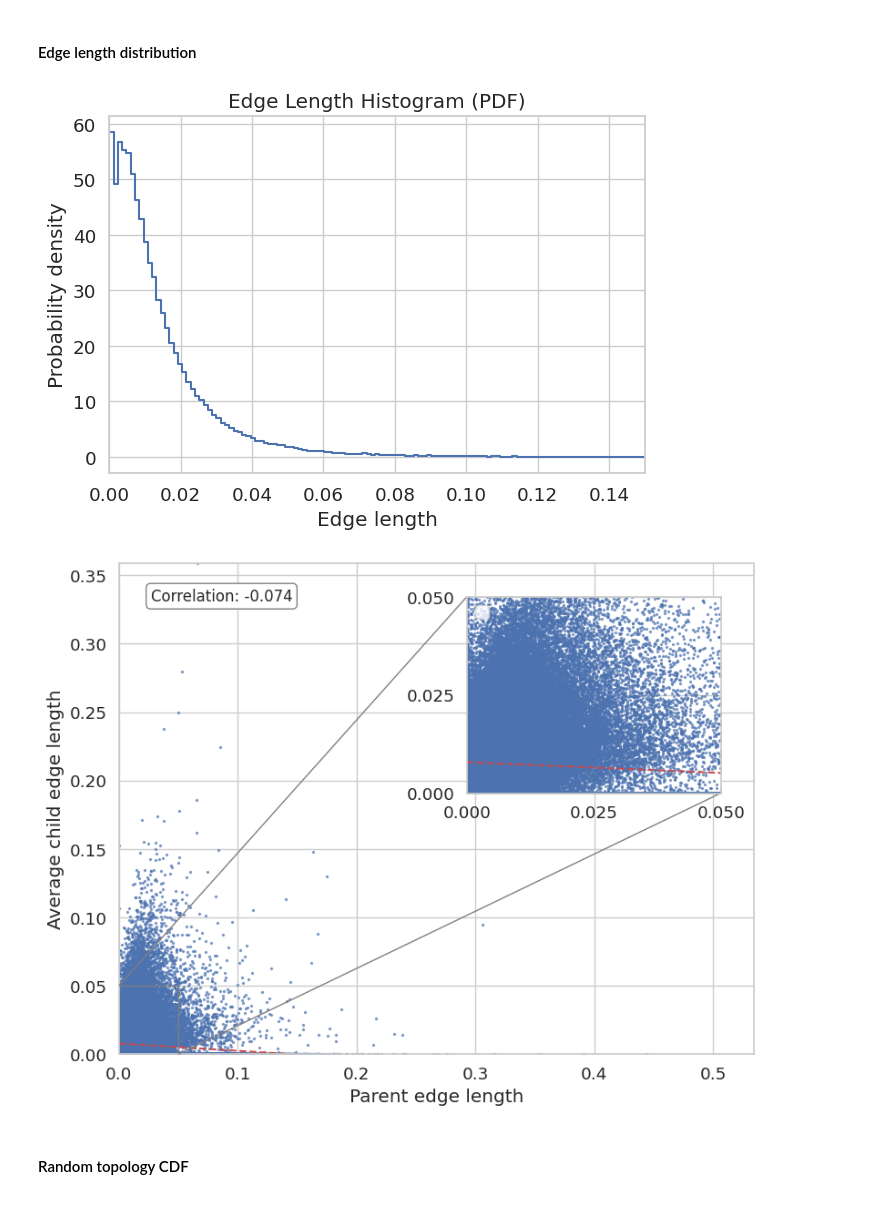
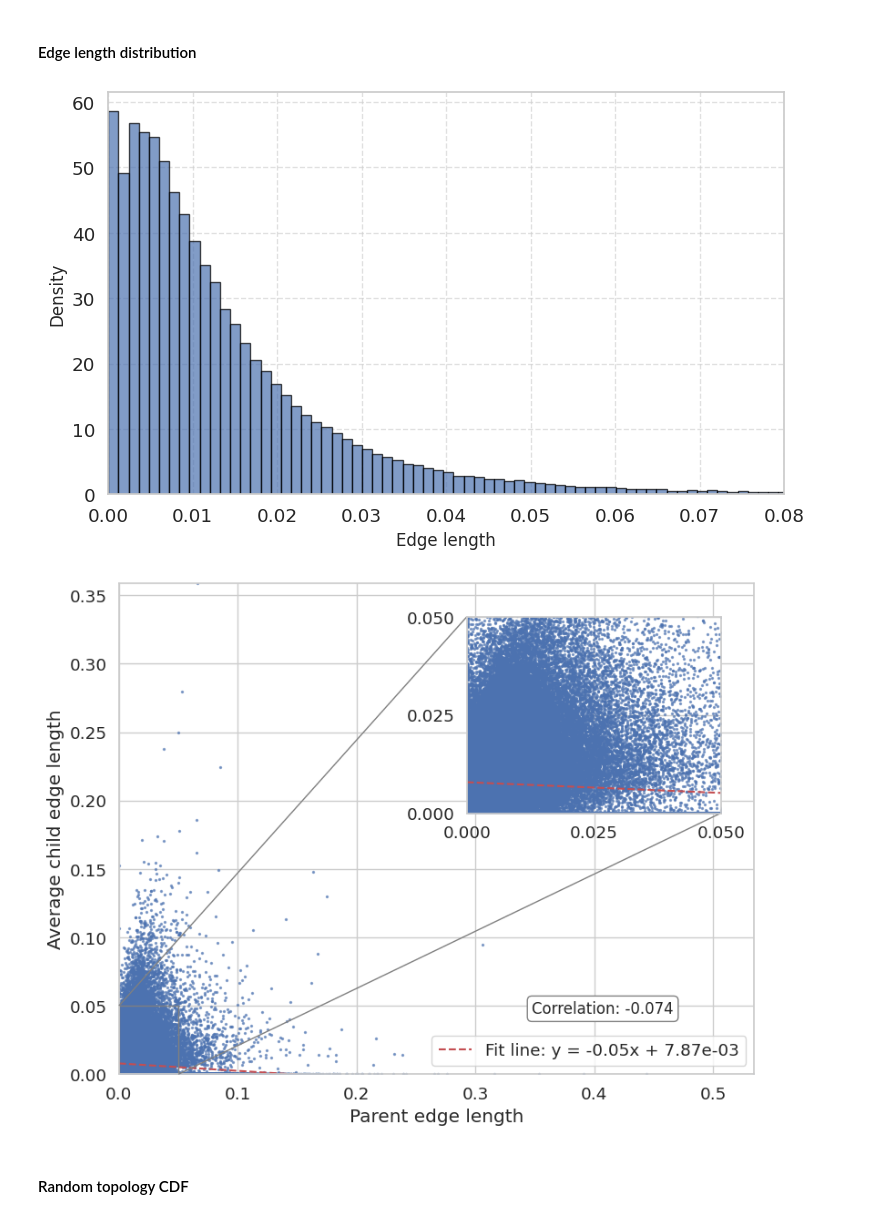
Before and after one commit to spsvihla/pcms, a Jupyter notebook: notebooks/haar_like_wavelets_level_of_significance.ipynb, the cells around one changed output. Saved outputs shown, nothing was run; the diff lists cells and outputs as text; code cells hidden in the pictures.

```diff
--- a/notebooks/haar_like_wavelets_level_of_significance.ipynb
+++ b/notebooks/haar_like_wavelets_level_of_significance.ipynb
@@ -465,27 +644,29 @@ t = pcms.tree.nwk2tree(os.path.join(GG_DATA, "trees/97_otus.nwk"))
 # %%
-edge_lengths = t.get_edge_length()
+edge_lengths = tree.get_edge_length()
+subtree_sizes = tree.get_subtree_size()
 # %%
-# Choose number of bins using the square-root rule
-n_bins = int(np.sqrt(t.n_nodes))
+n_bins = int(np.sqrt(tree.n_nodes))
+pdf_values, bin_edges = np.histogram(edge_lengths, bins=n_bins, density=True)
+bin_centers = (bin_edges[:-1] + bin_edges[1:]) / 2
+bin_widths = np.diff(bin_edges)
 
-# Get histogram (PDF) and bin edges
-pdf_values, bin_edges = np.histogram(edge_lengths, bins=n_bins, density=True)
+output_path = "../data/gg_97_otus_edge_length_distribution.csv"
+np.savetxt(
+    output_path,
+    np.column_stack([bin_centers, pdf_values]),
+    delimiter=",",
+    header="bin_center,pdf_value",
+    comments=''
+)
 
-# Compute bin centers for plotting
-bin_centers = (bin_edges[:-1] + bin_edges[1:]) / 2
-
-# Save to file
-np.savetxt("../data/gg_97_otus_edge_length_distribution.csv", np.column_stack([bin_centers, pdf_values]),
-           delimiter=",", header="bin_center,pdf_value", comments='')
-
-# Plot
-plt.plot(bin_centers, pdf_values, drawstyle='steps-mid', label='PDF')
-plt.xlim([0, 0.15])
-plt.xlabel('Edge length')
-plt.ylabel('Probability density')
-plt.title('Edge Length Histogram (PDF)')
-plt.grid(True)
-plt.tight_layout()
+fig, ax = plt.subplots(figsize=(8, 5))
+ax.bar(bin_centers, pdf_values, width=bin_widths, color='C0', edgecolor='black', alpha=0.7, label='PDF')
+ax.set_xlim(0, 0.08)
+ax.set_ylim(bottom=0)
+ax.set_xlabel('Edge length', fontsize=12)
+ax.set_ylabel('Density', fontsize=12)
+ax.grid(visible=True, linestyle='--', alpha=0.6)
+fig.tight_layout()
 plt.show()
 # %% [output]
-[figure, old version]
+[figure, new version]
@@ -523,7 +710,7 @@ ax.set_xlim(edge_lengths.min(), edge_lengths.max())
 ax.set_ylim(avg_child_edge_lengths.min(), avg_child_edge_lengths.max())
 
 # Add correlation coefficient text
-ax.text(0.05, 0.95, f"Correlation: {corr:.3f}", transform=ax.transAxes,
+ax.text(0.65, 0.15, f"Correlation: {corr:.3f}", transform=ax.transAxes,
         fontsize=12, verticalalignment='top', bbox=dict(boxstyle="round,pad=0.3", fc="white", ec="gray"))
 
 # Create inset axes for zoomed plot
@@ -545,9 +732,9 @@ axins.set_yticks([0, 0.025, 0.05])
 # Draw rectangle on main plot showing zoom region
 mark_inset(ax, axins, loc1=2, loc2=4, fc="none", ec="0.5")
 
-plt.legend()
+ax.legend(loc='lower right')
 plt.show()
 # %% [output]
-[figure, old version]
+[figure, new version]
 # %% [markdown]
 #### Random topology CDF
```
Also changed, not shown: parts of 32 cells of this notebook, 2 other files.
